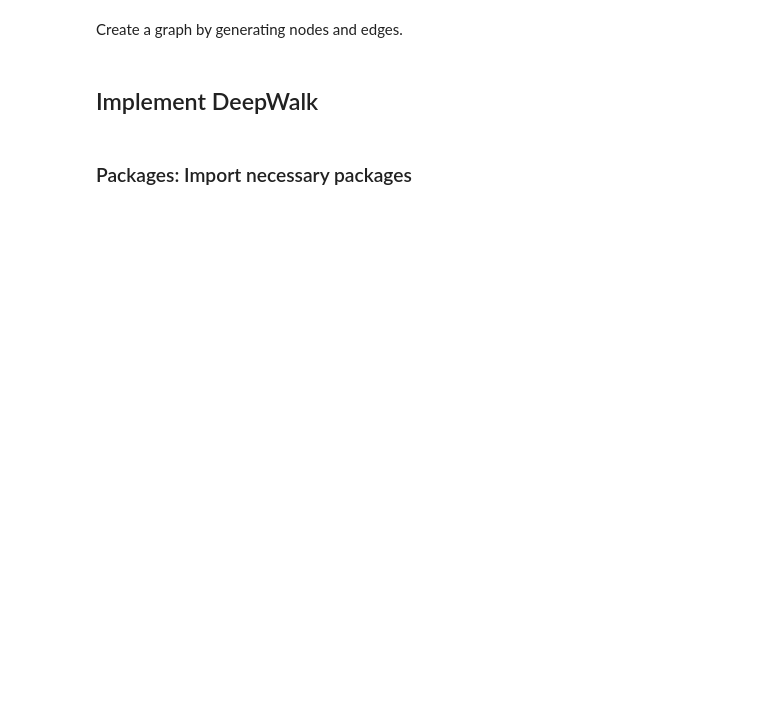
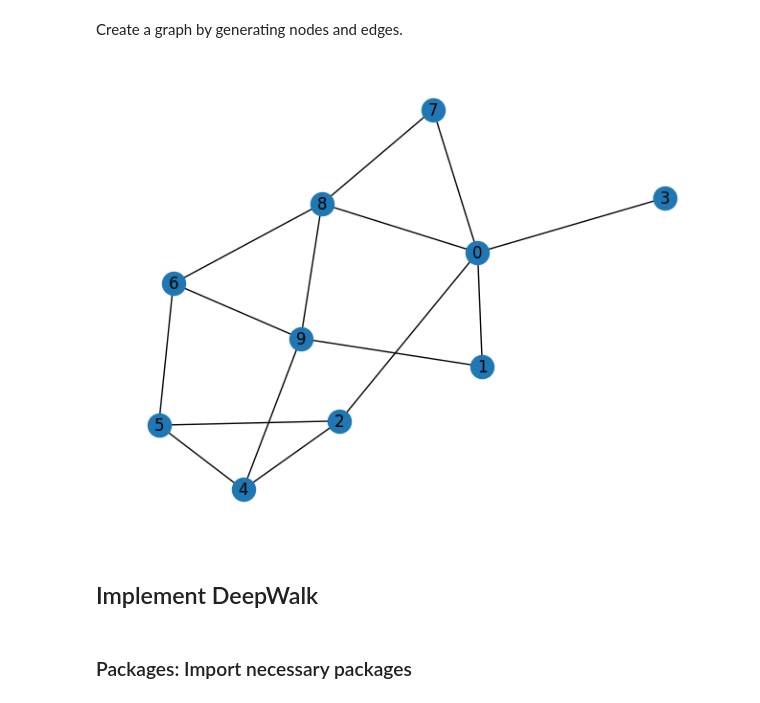
Before and after one commit to Thach375/Foundation-model-lab-PhamNgocThach-20235556, a Jupyter notebook: ML-exercises/Ex17/Lab1_Graph_embedding_Problem.ipynb, the cells around one changed output. Saved outputs shown, nothing was run; the diff lists cells and outputs as text; code cells hidden in the pictures; blank space fills up the shorter version.

```diff
--- a/ML-exercises/Ex17/Lab1_Graph_embedding_Problem.ipynb
+++ b/ML-exercises/Ex17/Lab1_Graph_embedding_Problem.ipynb
@@ -44,3 +50,11 @@ Create a graph by generating nodes and edges.
+# %%
+# TO DO: Create a graph by generating nodes and edges.
+
+G_gen = nx.erdos_renyi_graph(n=10, p=0.3) # Sinh ngẫu nhiên 10 đỉnh, xác suất nối cạnh giữa 2 đỉnh là 0.3
+
+nx.draw(G_gen, with_labels=True)
+# %% [output]
+[figure, added]
 # %% [markdown]
 ## Implement DeepWalk
 # %% [markdown]
```
Also changed, not shown: parts of 8 cells of this notebook, 5 other files.
